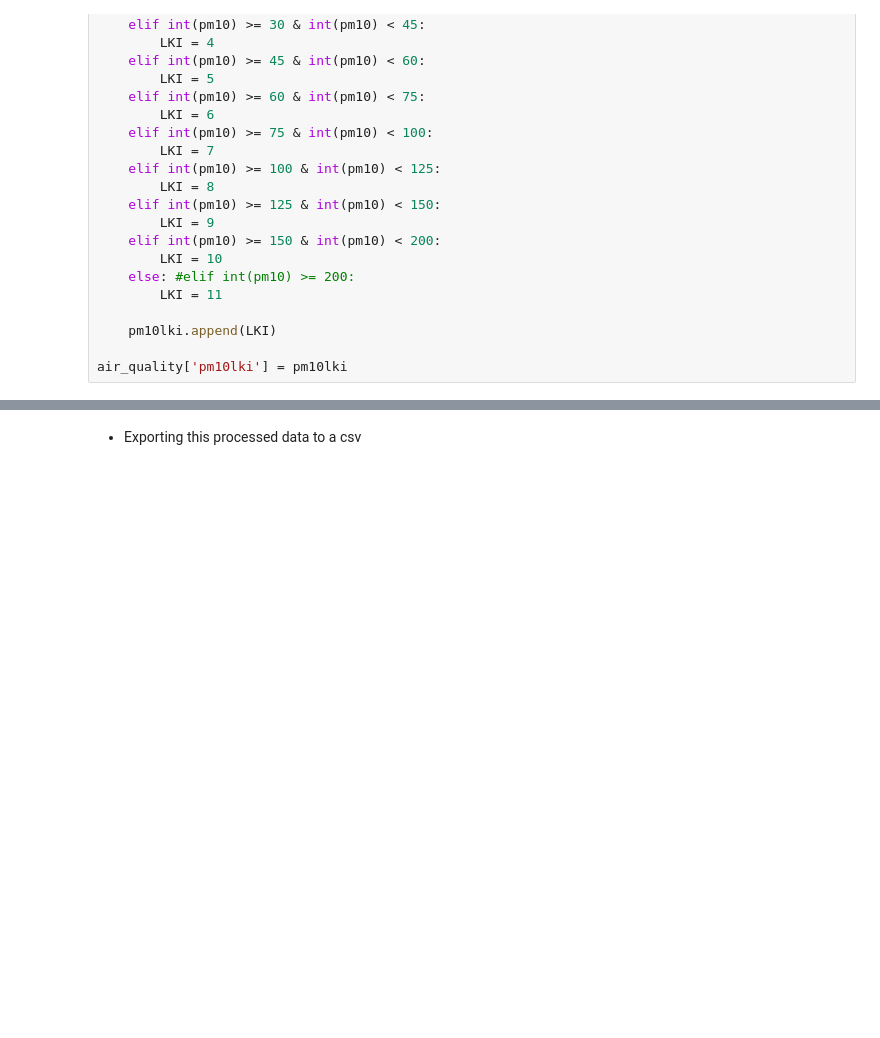
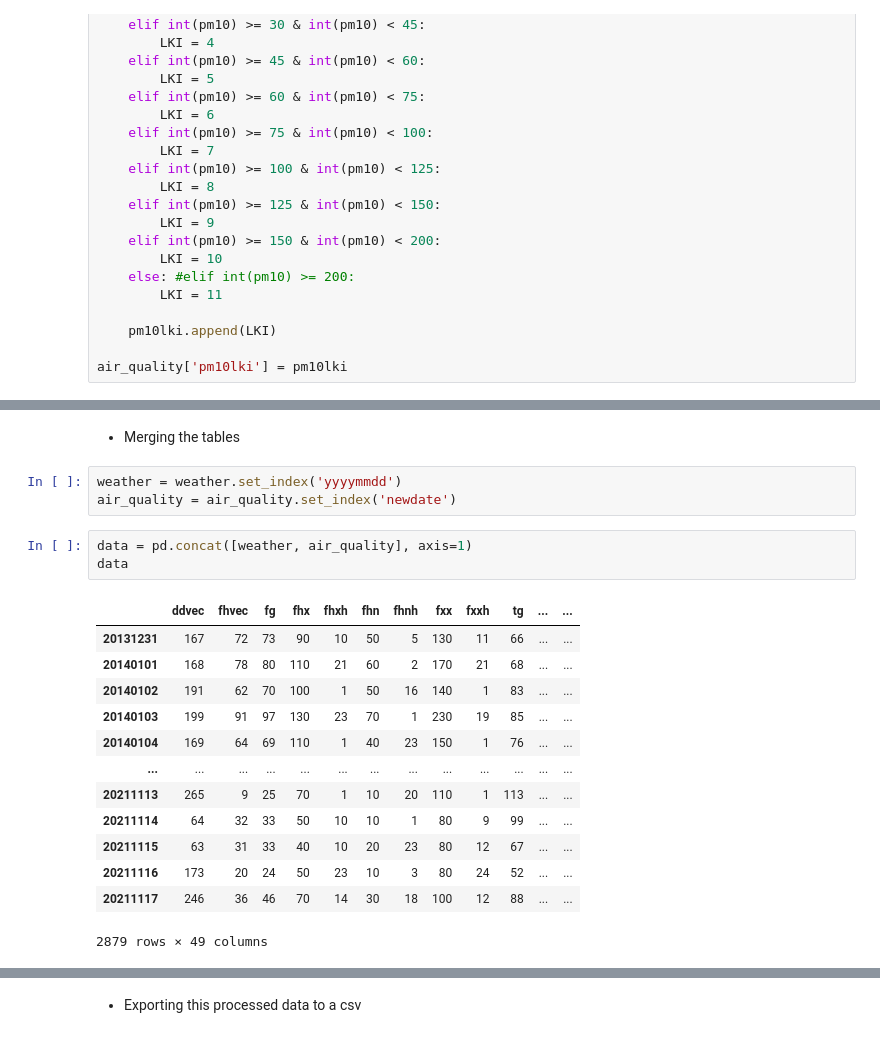
Before and after one commit to ClauCarloni/data_final_project, a Jupyter notebook: dutch_daily_weather_data.ipynb, the cells around one changed output, grey strips where cells are left out. Drawn from its saved outputs; the diff is of its cells as text; blank space fills up the shorter version.

```diff
--- a/dutch_daily_weather_data.ipynb
+++ b/dutch_daily_weather_data.ipynb
@@ -883,0 +1107,22 @@ air_quality.head()
+# %% [markdown]
+- Merging the tables
+# %%
+weather = weather.set_index('yyyymmdd')
+air_quality = air_quality.set_index('newdate')
+# %%
+data = pd.concat([weather, air_quality], axis=1)
+data
+# %% [output]
+|  | ddvec | fhvec | fg | fhx | fhxh | fhn | fhnh | fxx | fxxh | tg | ... | ... |
+| 20131231 | 167 | 72 | 73 | 90 | 10 | 50 | 5 | 130 | 11 | 66 | ... | ... |
+| 20140101 | 168 | 78 | 80 | 110 | 21 | 60 | 2 | 170 | 21 | 68 | ... | ... |
+| 20140102 | 191 | 62 | 70 | 100 | 1 | 50 | 16 | 140 | 1 | 83 | ... | ... |
+| 20140103 | 199 | 91 | 97 | 130 | 23 | 70 | 1 | 230 | 19 | 85 | ... | ... |
+| 20140104 | 169 | 64 | 69 | 110 | 1 | 40 | 23 | 150 | 1 | 76 | ... | ... |
+| ... | ... | ... | ... | ... | ... | ... | ... | ... | ... | ... | ... | ... |
+| 20211113 | 265 | 9 | 25 | 70 | 1 | 10 | 20 | 110 | 1 | 113 | ... | ... |
+| 20211114 | 64 | 32 | 33 | 50 | 10 | 10 | 1 | 80 | 9 | 99 | ... | ... |
+| 20211115 | 63 | 31 | 33 | 40 | 10 | 20 | 23 | 80 | 12 | 67 | ... | ... |
+| 20211116 | 173 | 20 | 24 | 50 | 23 | 10 | 3 | 80 | 24 | 52 | ... | ... |
+| 20211117 | 246 | 36 | 46 | 70 | 14 | 30 | 18 | 100 | 12 | 88 | ... | ... |
+2879 rows × 49 columns
```
Also changed, not shown: parts of 90 cells of this notebook.
